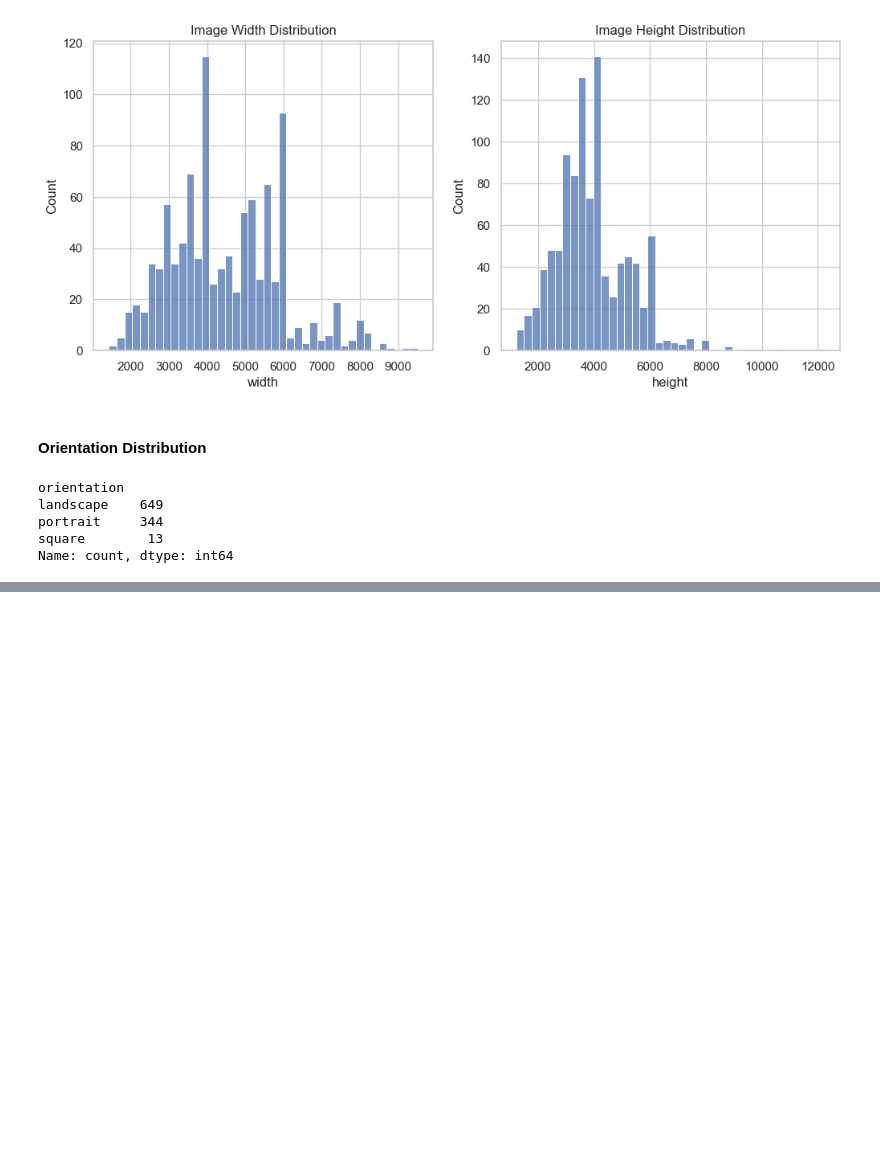
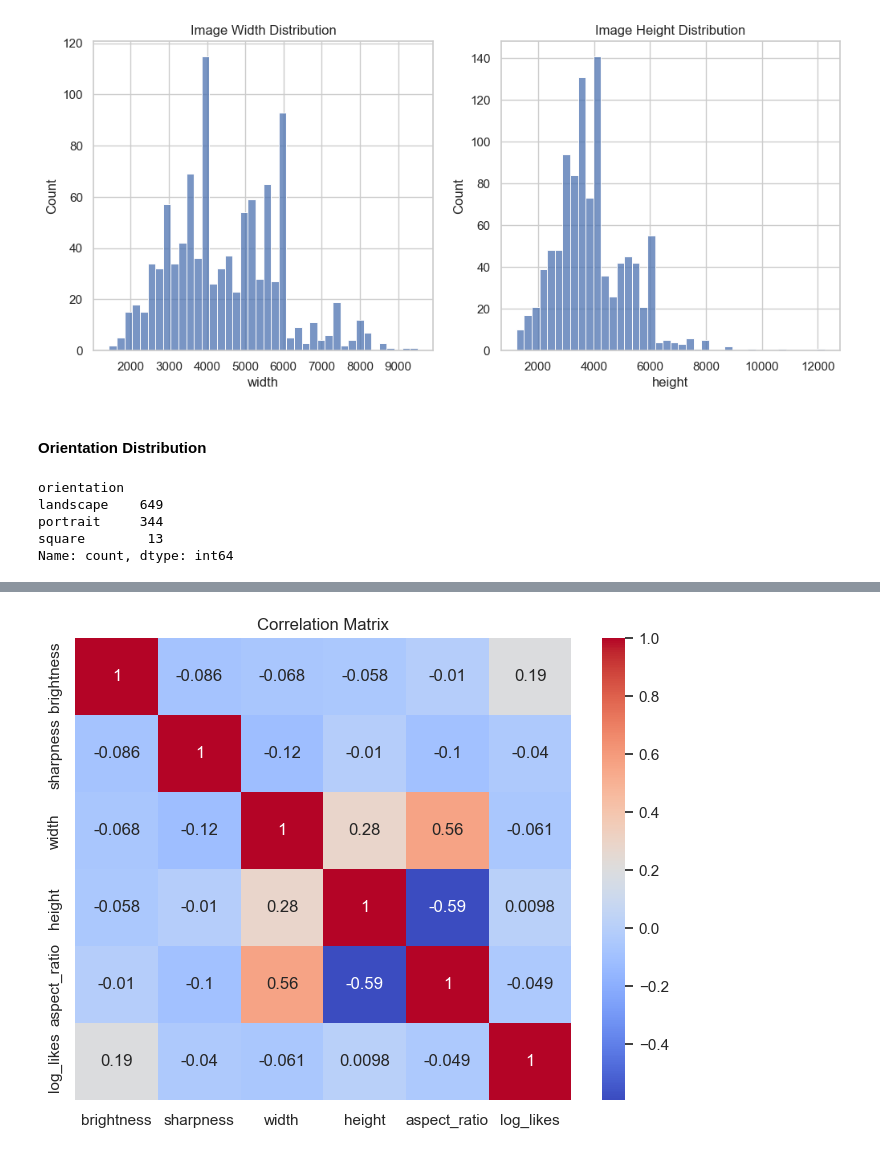
Before and after one commit to Elham-Schojaei/Techlab_Data_Science_Team3, a Jupyter notebook: notebooks/Data_Analysis.ipynb, the cells around one changed output, grey strips where cells are left out. Cells and saved outputs as stored; diff of their text form; code cells hidden in the pictures; blank space fills up the shorter version.

```diff
--- a/notebooks/Data_Analysis.ipynb
+++ b/notebooks/Data_Analysis.ipynb
@@ -153,0 +195,12 @@ Name: count, dtype: int64
+# %%
+numeric_cols = ["brightness", "sharpness", "width", "height", "aspect_ratio", "log_likes"]
+
+corr = data[numeric_cols].corr()
+
+plt.figure(figsize=(8,6))
+sns.heatmap(corr, annot=True, cmap="coolwarm")
+
+plt.title("Correlation Matrix")
+plt.show()
+# %% [output]
+[figure, added]
```
Also changed, not shown: parts of 6 cells of this notebook, 1 other file.
